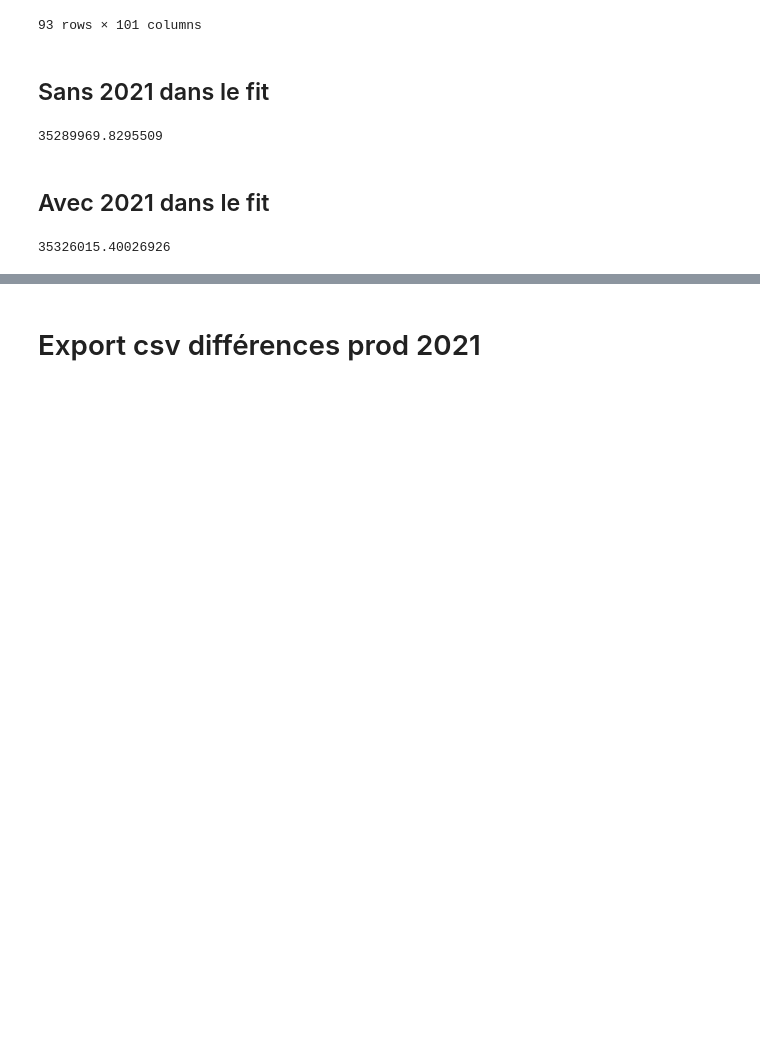
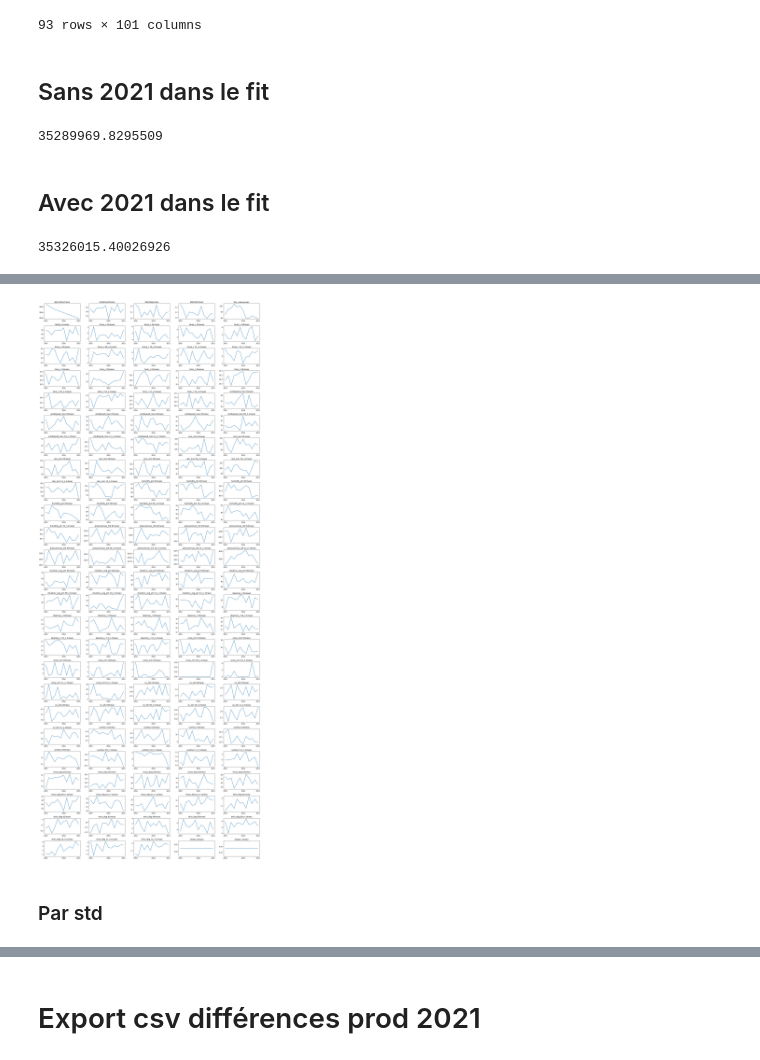
Before and after one commit to PierreCeraH/deepagri, a Jupyter notebook: notebooks/Finding best model and features.ipynb, the cells around one changed output, grey strips where cells are left out. Cells and saved outputs as stored; diff of their text form; code cells hidden in the pictures; blank space fills up the shorter version.

```diff
--- a/notebooks/Finding best model and features.ipynb
+++ b/notebooks/Finding best model and features.ipynb
@@ -1039,0 +1135,4 @@ model.predict(X_pred).sum()
+# %%
+full_df['year']=full_df.index.str[:4]
+# %%
+full_df['dep']=full_df.index.str[5:]
@@ -1039,0 +1141,2 @@ model.predict(X_pred).sum()
+# %%
+df_plot=full_df.groupby(by='year').agg(['mean'])
@@ -1039,0 +1145,2 @@ model.predict(X_pred).sum()
+# %%
+df_plot.columns = list(map(''.join, df_plot.columns.values))
@@ -1039,0 +1164,14 @@ model.predict(X_pred).sum()
+# %%
+fig,axs=plt.subplots(25,5,figsize=(20,50))
+count=0
+for i in range(axs.shape[0]):
+    for j in range(axs.shape[1]):
+        axs[i][j].plot(df_plot.iloc[:,count])
+        axs[i][j].set_title(df_plot.columns[count])
+        axs[i][j].set_xticks(['2010','2016','2021'])
+        count+=1
+plt.tight_layout()
+# %% [output]
+[figure, added]
+# %% [markdown]
+### Par std
```
Also changed, not shown: parts of 21 cells of this notebook.
